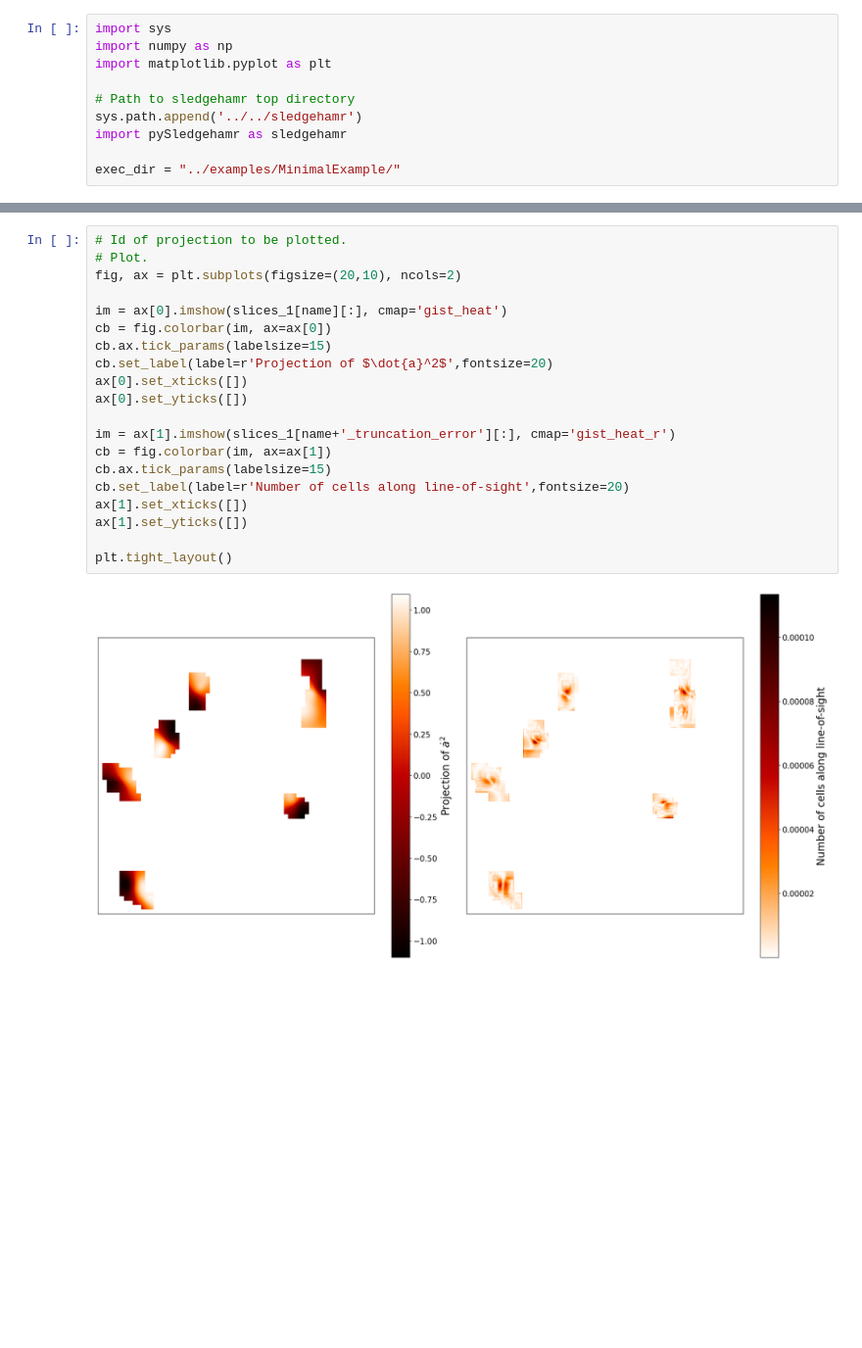
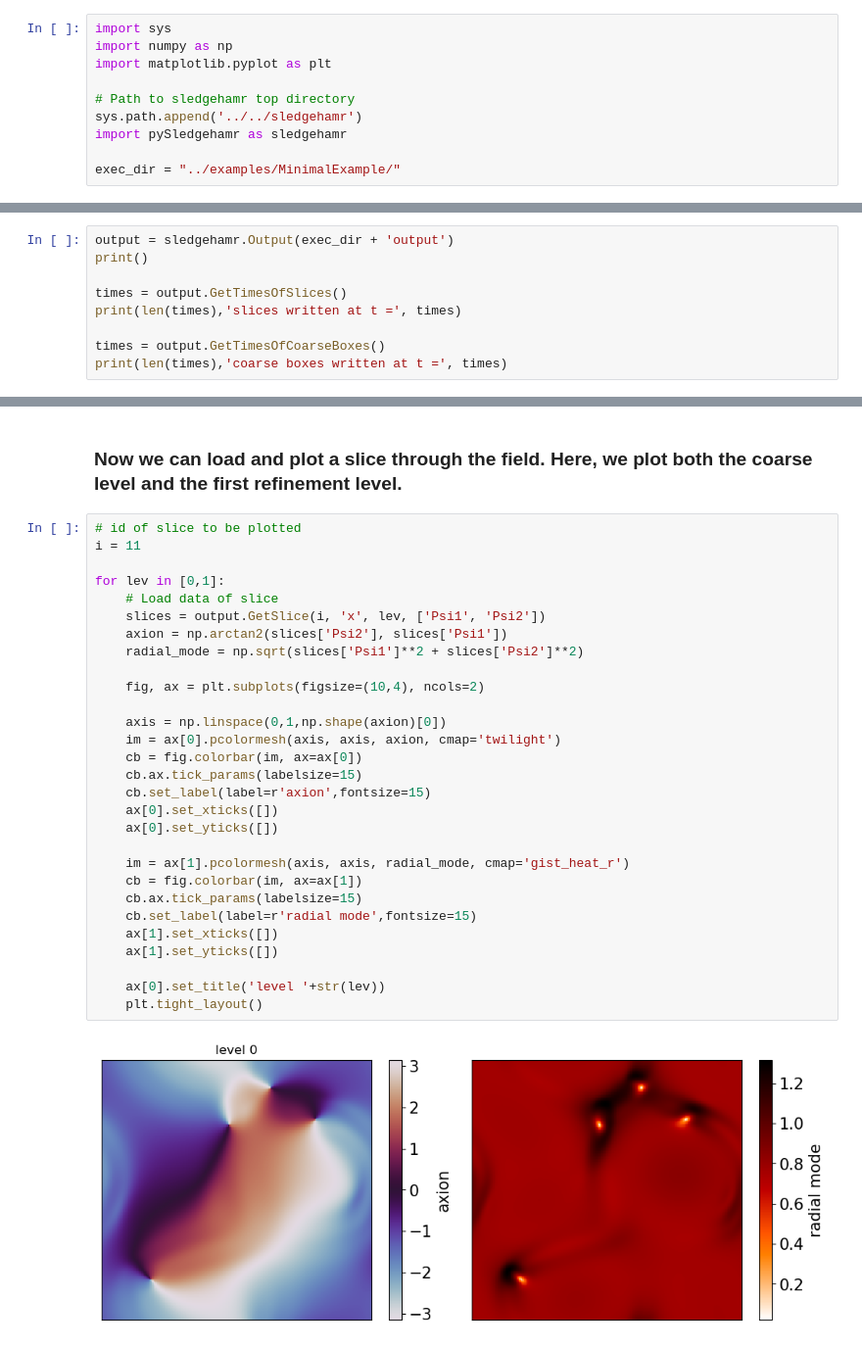
Before and after one commit to MSABuschmann/sledgehamr, a Jupyter notebook: notebooks/MinimalExample.ipynb, the cells around one changed output, grey strips where cells are left out. Shown at 98% size. Saved outputs shown, nothing was run; the diff lists cells and outputs as text; blank space fills up the shorter version.

```diff
--- a/notebooks/MinimalExample.ipynb
+++ b/notebooks/MinimalExample.ipynb
@@ -142,0 +30,9 @@ ax[1].set_xlim(0,256*2**lev)
+# %%
+output = sledgehamr.Output(exec_dir + 'output')
+print()
+
+times = output.GetTimesOfSlices()
+print(len(times),'slices written at t =', times)
+
+times = output.GetTimesOfCoarseBoxes()
+print(len(times),'coarse boxes written at t =', times)
@@ -143,22 +53,33 @@ ax[1].set_xlim(0,256*2**lev)
+# %% [markdown]
+### Now we can load and plot a slice through the field. Here, we plot both the coarse level and the first refinement level.
 # %%
-# Id of projection to be plotted.
-# Plot.
-fig, ax = plt.subplots(figsize=(20,10), ncols=2)
+# id of slice to be plotted
+i = 11
 
-im = ax[0].imshow(slices_1[name][:], cmap='gist_heat')
-cb = fig.colorbar(im, ax=ax[0])
-cb.ax.tick_params(labelsize=15)
-cb.set_label(label=r'Projection of $\dot{a}^2$',fontsize=20)
-ax[0].set_xticks([])
-ax[0].set_yticks([])
+for lev in [0,1]:
+    # Load data of slice
+    slices = output.GetSlice(i, 'x', lev, ['Psi1', 'Psi2'])
+    axion = np.arctan2(slices['Psi2'], slices['Psi1'])
+    radial_mode = np.sqrt(slices['Psi1']**2 + slices['Psi2']**2)
 
-im = ax[1].imshow(slices_1[name+'_truncation_error'][:], cmap='gist_heat_r')
-cb = fig.colorbar(im, ax=ax[1])
-cb.ax.tick_params(labelsize=15)
-cb.set_label(label=r'Number of cells along line-of-sight',fontsize=20)
-ax[1].set_xticks([])
-ax[1].set_yticks([])
+    fig, ax = plt.subplots(figsize=(10,4), ncols=2)
 
-plt.tight_layout()
+    axis = np.linspace(0,1,np.shape(axion)[0])
+    im = ax[0].pcolormesh(axis, axis, axion, cmap='twilight')
+    cb = fig.colorbar(im, ax=ax[0])
+    cb.ax.tick_params(labelsize=15)
+    cb.set_label(label=r'axion',fontsize=15)
+    ax[0].set_xticks([])
+    ax[0].set_yticks([])
+
+    im = ax[1].pcolormesh(axis, axis, radial_mode, cmap='gist_heat_r')
+    cb = fig.colorbar(im, ax=ax[1])
+    cb.ax.tick_params(labelsize=15)
+    cb.set_label(label=r'radial mode',fontsize=15)
+    ax[1].set_xticks([])
+    ax[1].set_yticks([])
+
+    ax[0].set_title('level '+str(lev))
+    plt.tight_layout()
 # %% [output]
-[figure, old version]
+[figure, new version]
```
Also changed, not shown: parts of 28 cells of this notebook.
